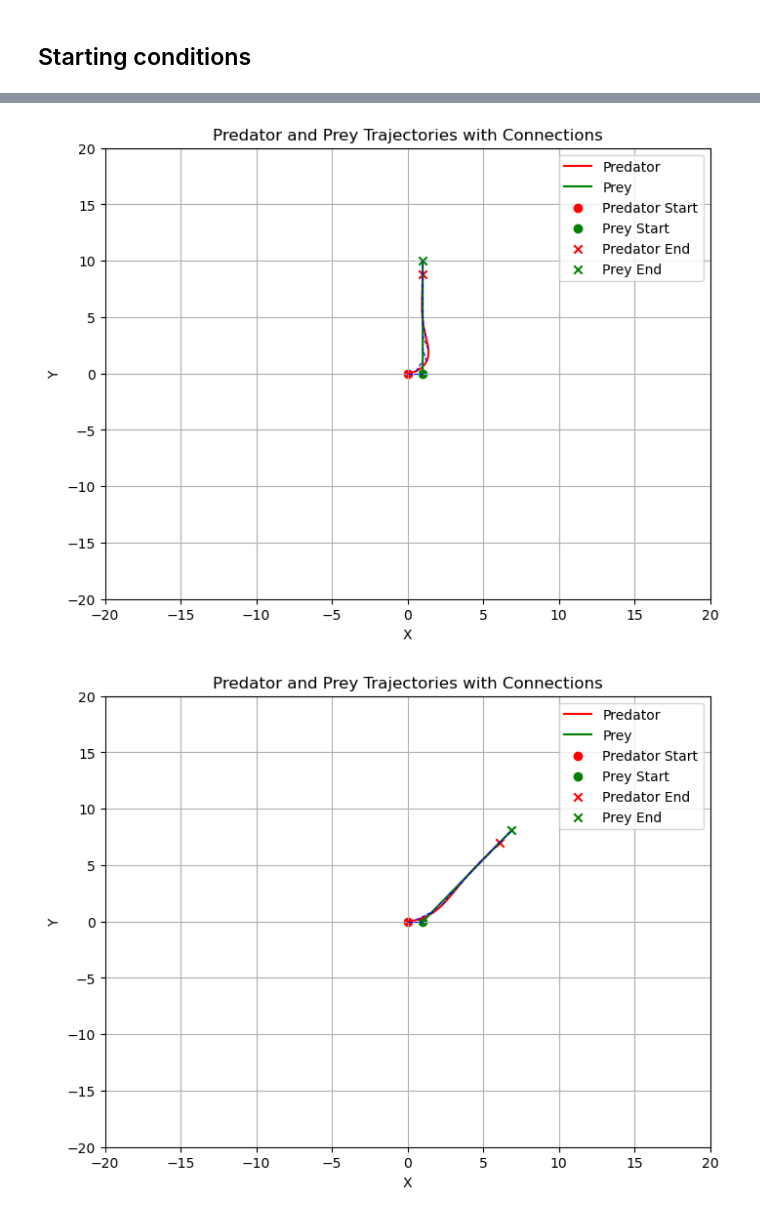
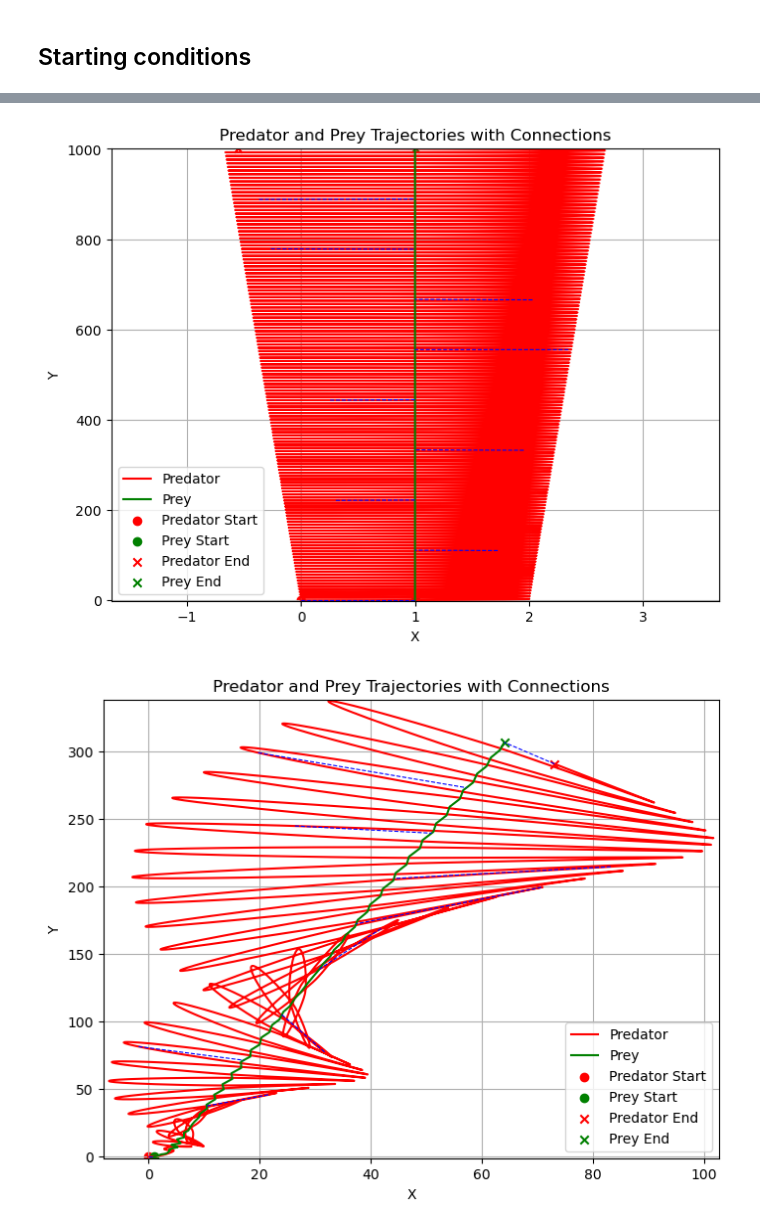
Before and after one commit to quercia-dev/pursuit-curves, a Jupyter notebook: 00_Deterministic.ipynb, the cells around one changed output, grey strips where cells are left out. Saved outputs shown, nothing was run; the diff lists cells and outputs as text; code cells hidden in the pictures.

```diff
--- a/00_Deterministic.ipynb
+++ b/00_Deterministic.ipynb
@@ -47,7 +47,7 @@ def rotate_right_90(v):
     """Rotate a 2D vector 90 degrees to the right (clockwise)."""
     return np.array([v[1], -v[0]])
 
-def step(state, t, dt, y1_max, x1_max):
+def step(state, t, dt, pred_maxspeed, prey_maxspeed):
     """
     Update position and velocity for timestep t based on previous state.
     Applies max speed limits separately for predator (agent 0) and prey (agent 1).
@@ -60,13 +60,13 @@ def step(state, t, dt, y1_max, x1_max):
 
     # Limit predator speed
     pred_speed = np.linalg.norm(state[t, 0, 1, :])
-    if pred_speed > x1_max:
-        state[t, 0, 1, :] = state[t, 0, 1, :] / pred_speed * x1_max
+    if pred_speed > pred_maxspeed:
+        state[t, 0, 1, :] = state[t, 0, 1, :] / pred_speed * pred_maxspeed
 
     # Limit prey speed
     prey_speed = np.linalg.norm(state[t, 1, 1, :])
-    if prey_speed > y1_max:
-        state[t, 1, 1, :] = state[t, 1, 1, :] / prey_speed * y1_max
+    if prey_speed > prey_maxspeed:
+        state[t, 1, 1, :] = state[t, 1, 1, :] / prey_speed * prey_maxspeed
 
     return state
 # %%
@@ -78,17 +78,11 @@ def simulate(state, params):
     """
     n_steps = state.shape[0]
     dt = params["dt"]
-    y1_max = params["01_max"]
-    x1_max = params["11_max"]
-    y2_max = params["02_max"]
-    x2_max = params["12_max"]
-    r_kill = params["R_kill"]
-    r_react = params["R_react"]
 
     for t in range(1, n_steps):
         distance = np.linalg.norm(state[t-1, 0, 0] - state[t-1, 1, 0])
 
-        if distance < r_kill:
+        if distance < params["R_kill"]:
             # Cut the tensor: freeze everything after t
             # Set velocities and accelerations to zero at capture
             state[t, :, 1, :] = 0  # zero velocities
@@ -97,17 +91,17 @@ def simulate(state, params):
             # Cut the tensor after capture
             state = state[:t]
             break
-        elif distance < r_react:
+        elif distance < params["R_react"]:
             # Prey reacts: rotate predator-prey vector 90° right
             direction = state[t-1, 1, 0] - state[t-1, 0, 0]
-            state[t-1, 1, 2, :] = normalize(rotate_right_90(direction)) * y2_max
+            state[t-1, 1, 2, :] = normalize(rotate_right_90(direction)) * params["12_max"]
 
         # Predator always steers toward prey
         direction = state[t-1, 1, 0] - state[t-1, 0, 0]
-        state[t-1, 0, 2, :] = normalize(direction) * x2_max
+        state[t-1, 0, 2, :] = normalize(direction) * params["02_max"]
 
         # Step positions and velocities
-        step(state, t, dt, y1_max, x1_max)
+        step(state, t, dt, params["01_max"], params["11_max"])
 
     return state
 # %%
@@ -169,10 +163,10 @@ recordings = []
 n = 10
 for i in range(n):
     params = {
-        "dt": 0.0001,
+        "dt": 0.001,
 
         "11_max": 1,
-        "01_max": 1, # >
+        "01_max": 10, # >
 
         "12_max": 1, # >
         "02_max": 1,
@@ -181,10 +175,10 @@ for i in range(n):
         "R_react": 1,
     }
 
-    params['n_steps'] = round(10 / params['dt'])
+    params['n_steps'] = round(100 / params['dt'])
 
     state = get_trajectory(360/n*i, params)
     simulate(state, params)
-    plot_trajectories(state, 10)
+    plot_trajectories(state, 20)
     recordings += [state]
 # %% [output]
@@ -201,6 +195,6 @@ for i in range(n):
 # %%
 for st in recordings:
-    plot_trajectories(st, 20)
+    plot_trajectories(st)
 # %% [output]
-[figure, old version]
+[figure, new version]
-[figure, old version]
+[figure, new version]
```
Also changed, not shown: parts of 2 cells of this notebook.
